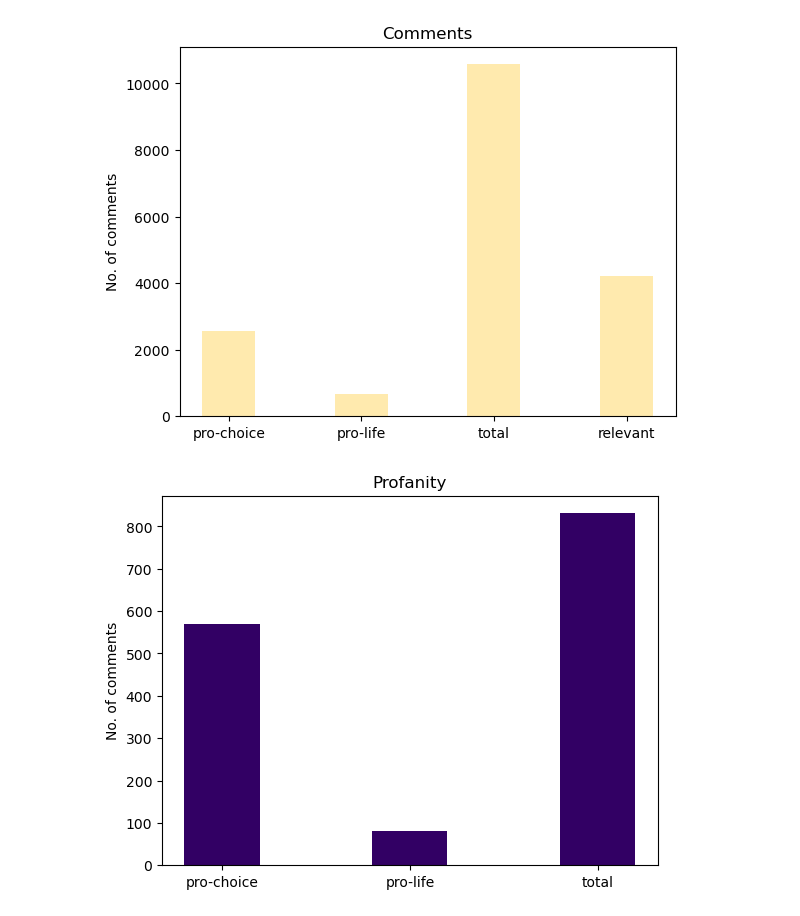
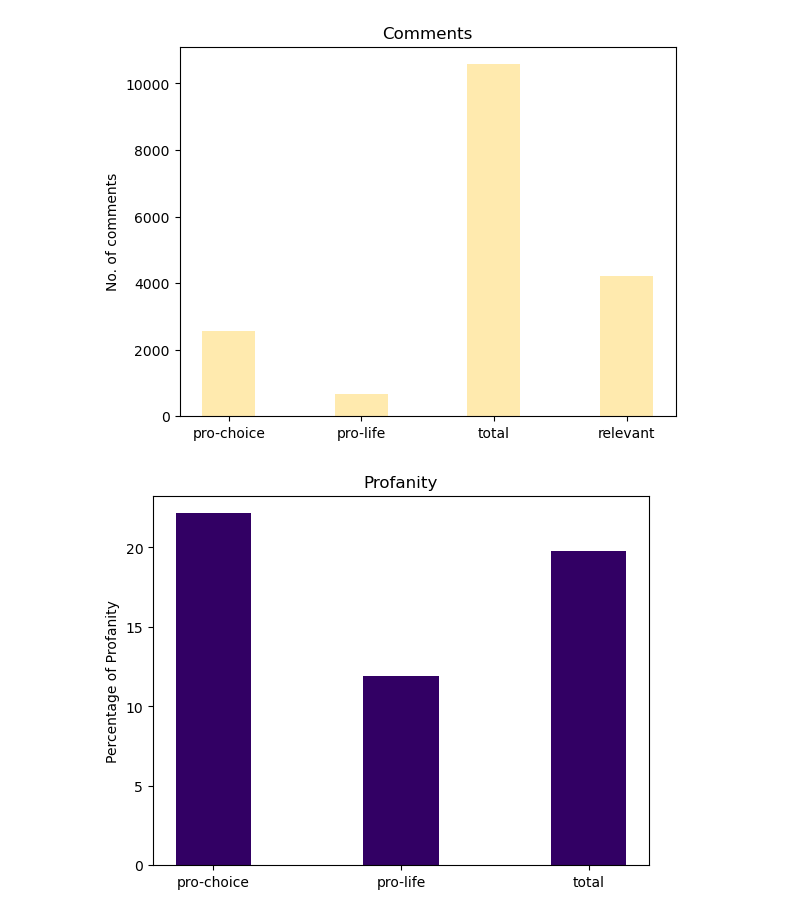
Before and after one commit to dr4g0n7ly/analysis_of_echo_chambers_in_reddit, a Jupyter notebook: Reddit Analysis of Abortion rights.ipynb, the cells around one changed output. Saved outputs shown, nothing was run; the diff lists cells and outputs as text; code cells hidden in the pictures.

```diff
--- a/Reddit Analysis of Abortion rights.ipynb
+++ b/Reddit Analysis of Abortion rights.ipynb
@@ -522,18 +522,18 @@ plt.show()
 [figure]
 # %%
 data = {
-    'pro-choice':prochoice_profanity_comment_count,
-    'pro-life':prolife_profanity_comment_count,
-    'total':total_profanity_comment_count
+    'pro-choice':float(prochoice_profanity_comment_count) * 100 / float(prochoice_comment_count),
+    'pro-life':float(prolife_profanity_comment_count) * 100 / float(prolife_comment_count),
+    'total':float(total_profanity_comment_count) * 100 / float(total_relevant_comment_count)
 }
 
 attributes =  list(data.keys())
 values = list(data.values())
 
 plt.bar(attributes, values, color ="#320064", width = 0.4)
 
-plt.ylabel("No. of comments")
+plt.ylabel("Percentage of Profanity")
 plt.title("Profanity")
 plt.show()
 # %% [output]
-[figure, old version]
+[figure, new version]
```
Also changed, not shown: 1 other file.
